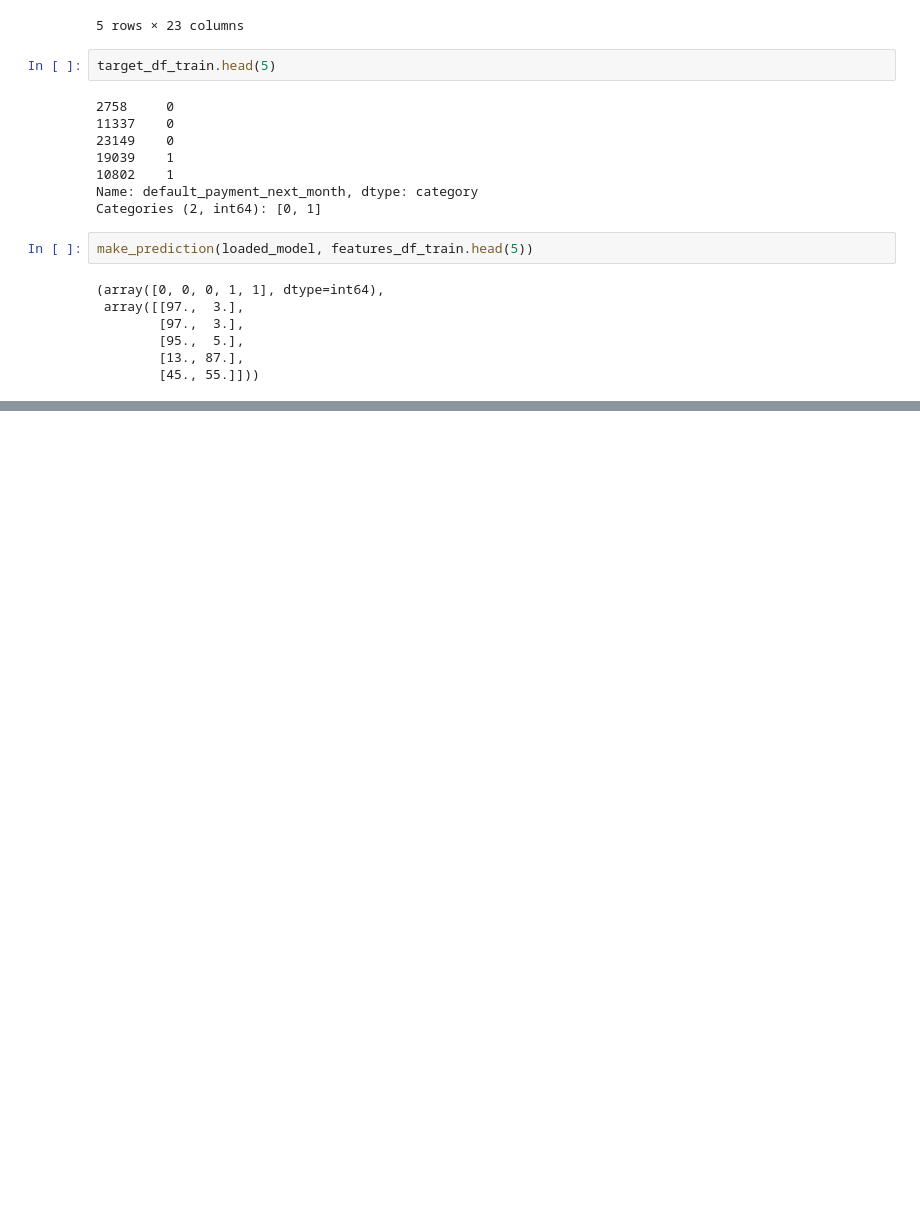
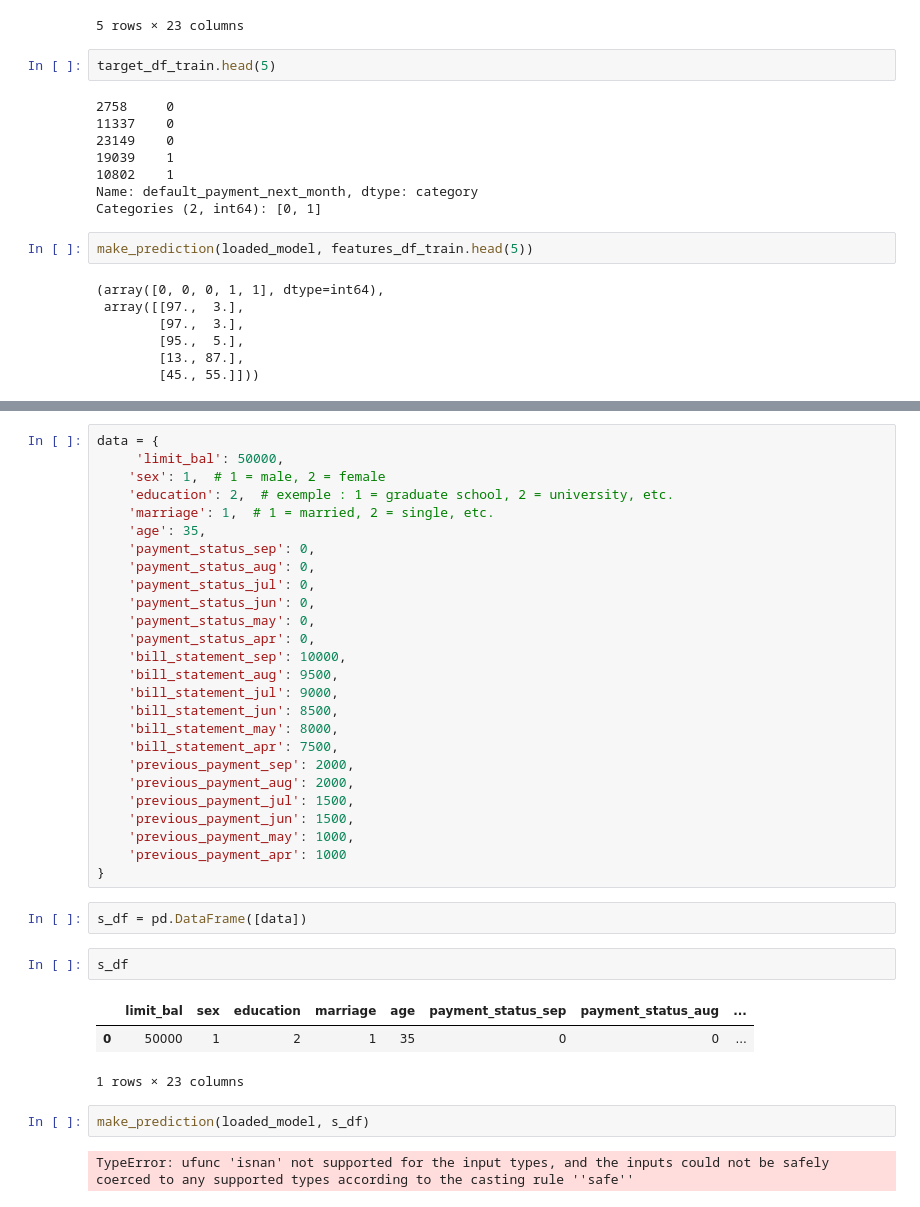
Before and after one commit to nevillemakoyi/Application-ML-D-tection-des-D-fauts-de-paiements-de-cr-dits-bancaires, a Jupyter notebook: notebooks/ml_credit_default.ipynb, the cells around one changed output, grey strips where cells are left out. Drawn from its saved outputs; the diff is of its cells as text; blank space fills up the shorter version.

```diff
--- a/notebooks/ml_credit_default.ipynb
+++ b/notebooks/ml_credit_default.ipynb
@@ -483,0 +491,38 @@ make_prediction(loaded_model, features_df_train.head(5))
+# %%
+data = {
+     'limit_bal': 50000,
+    'sex': 1,  # 1 = male, 2 = female
+    'education': 2,  # exemple : 1 = graduate school, 2 = university, etc.
+    'marriage': 1,  # 1 = married, 2 = single, etc.
+    'age': 35,
+    'payment_status_sep': 0,
+    'payment_status_aug': 0,
+    'payment_status_jul': 0,
+    'payment_status_jun': 0,
+    'payment_status_may': 0,
+    'payment_status_apr': 0,
+    'bill_statement_sep': 10000,
+    'bill_statement_aug': 9500,
+    'bill_statement_jul': 9000,
+    'bill_statement_jun': 8500,
+    'bill_statement_may': 8000,
+    'bill_statement_apr': 7500,
+    'previous_payment_sep': 2000,
+    'previous_payment_aug': 2000,
+    'previous_payment_jul': 1500,
+    'previous_payment_jun': 1500,
+    'previous_payment_may': 1000,
+    'previous_payment_apr': 1000
+}
+# %%
+s_df = pd.DataFrame([data])
+# %%
+s_df
+# %% [output]
+|  | limit_bal | sex | education | marriage | age | payment_status_sep | payment_status_aug | ... |
+| 0 | 50000 | 1 | 2 | 1 | 35 | 0 | 0 | ... |
+1 rows × 23 columns
+# %%
+make_prediction(loaded_model, s_df)
+# %% [output]
+TypeError: ufunc 'isnan' not supported for the input types, and the inputs could not be safely coerced to any supported types according to the casting rule ''safe''
```
Also changed, not shown: parts of 3 cells of this notebook.
